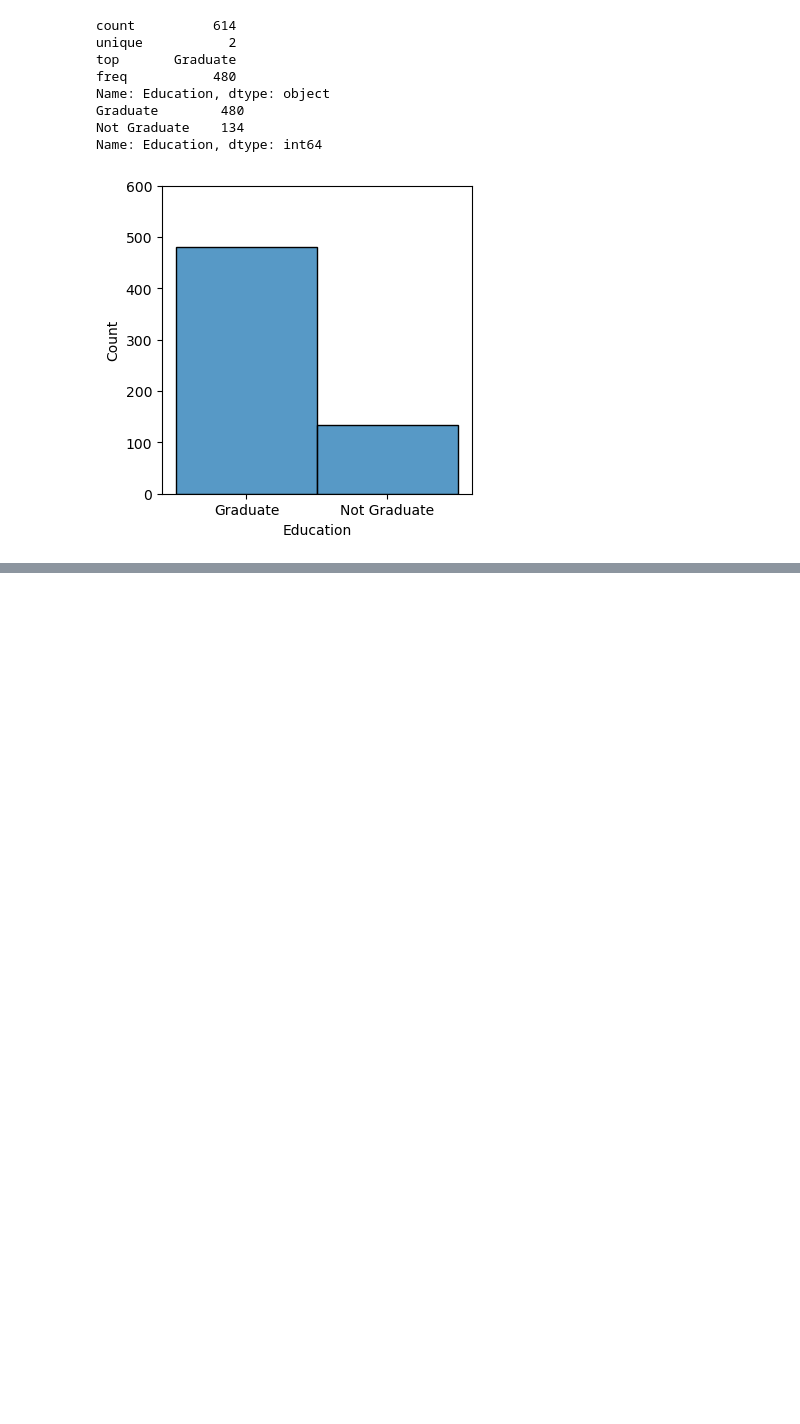
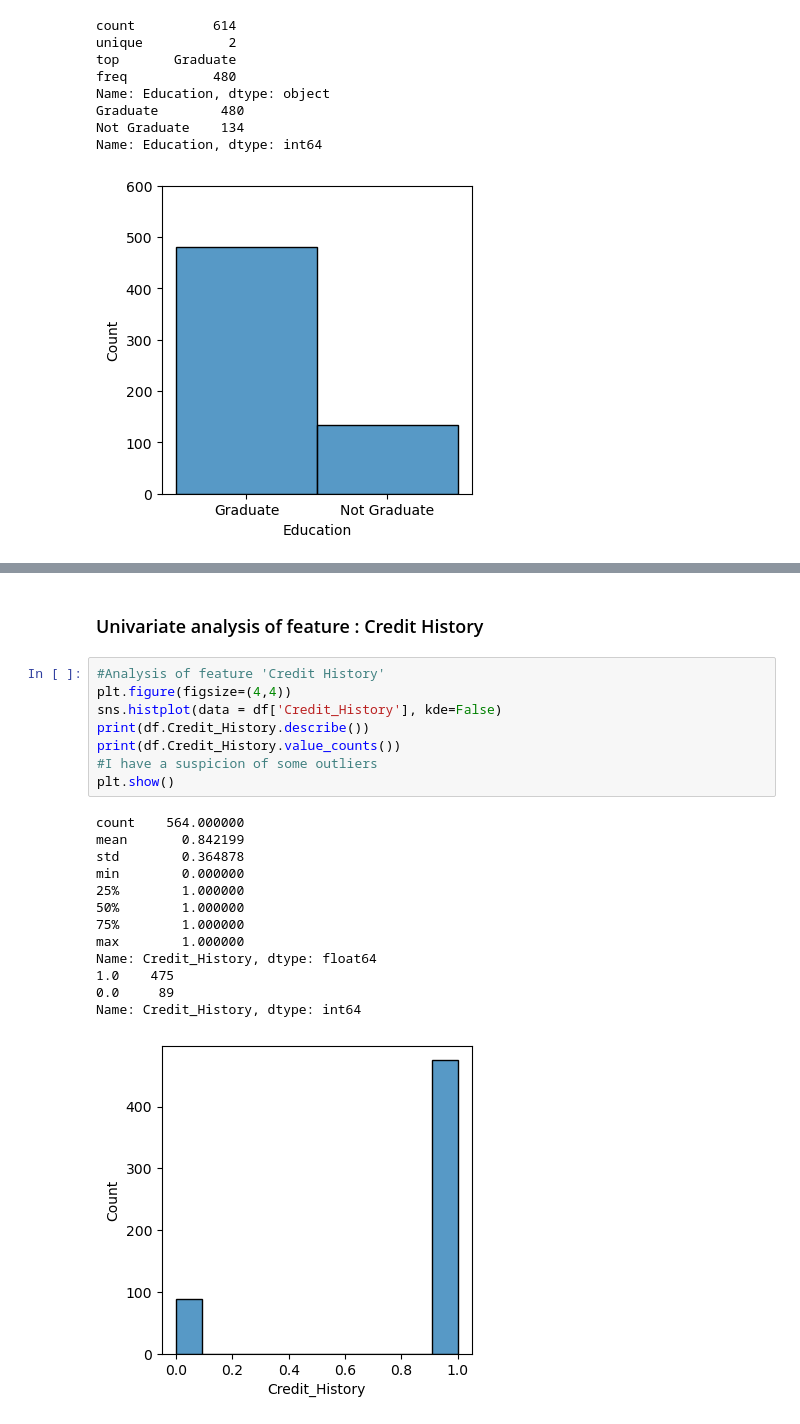
Before and after one commit to bhaskarmulik/Home-loan-prediction-model, a Jupyter notebook: src.ipynb, the cells around one changed output, grey strips where cells are left out. Cells and saved outputs as stored; diff of their text form; blank space fills up the shorter version.

```diff
--- a/src.ipynb
+++ b/src.ipynb
@@ -143,0 +212,24 @@ This indicates that married people are almost twice as more likely to apply for
+# %% [markdown]
+### Univariate analysis of feature : Credit History
+# %%
+#Analysis of feature 'Credit History'
+plt.figure(figsize=(4,4))
+sns.histplot(data = df['Credit_History'], kde=False)
+print(df.Credit_History.describe())
+print(df.Credit_History.value_counts())
+#I have a suspicion of some outliers
+plt.show()
+# %% [output]
+count    564.000000
+mean       0.842199
+std        0.364878
+min        0.000000
+25%        1.000000
+50%        1.000000
+75%        1.000000
+max        1.000000
+Name: Credit_History, dtype: float64
+1.0    475
+0.0     89
+Name: Credit_History, dtype: int64
+[figure, added]
```
Also changed, not shown: parts of 58 cells of this notebook.
